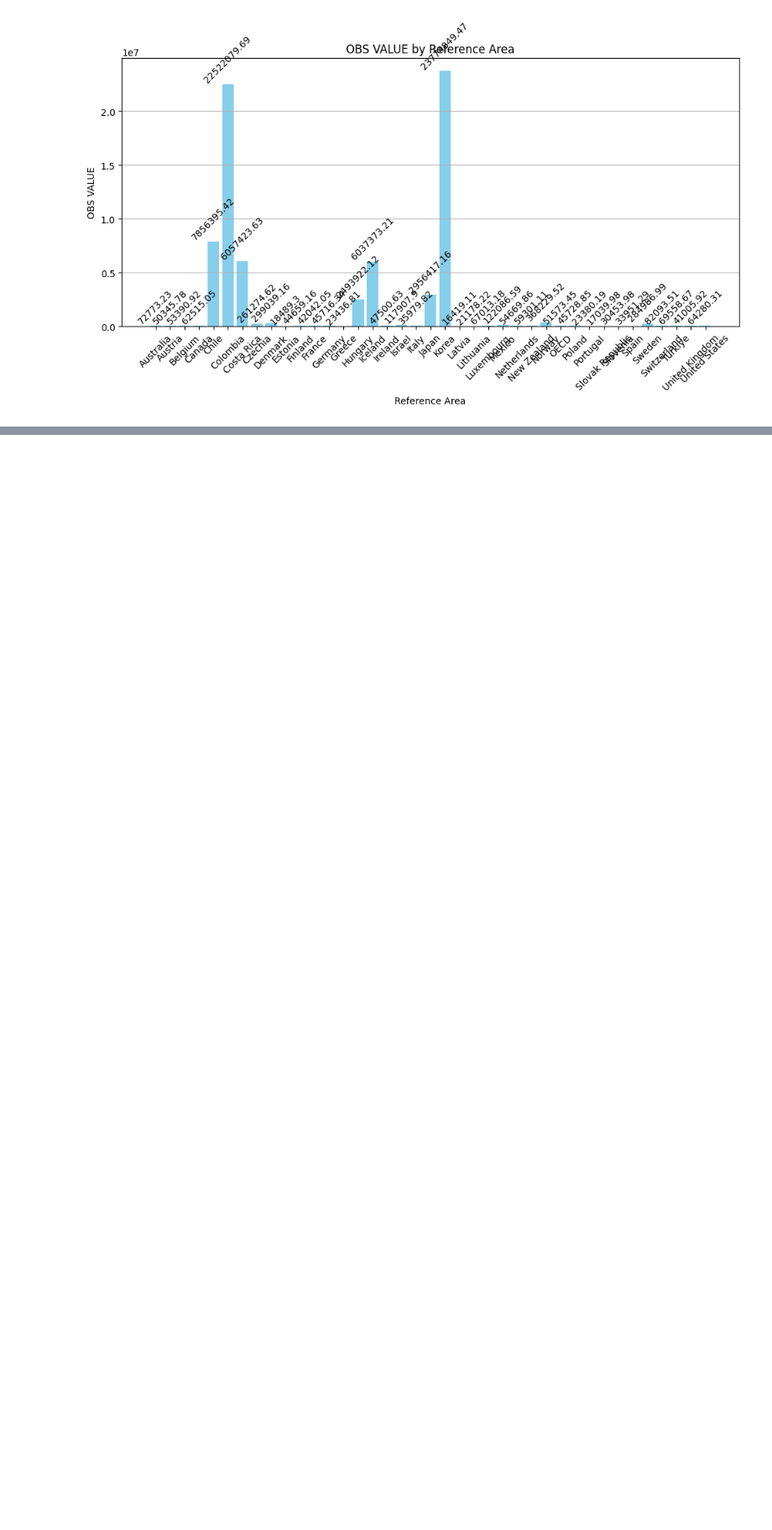
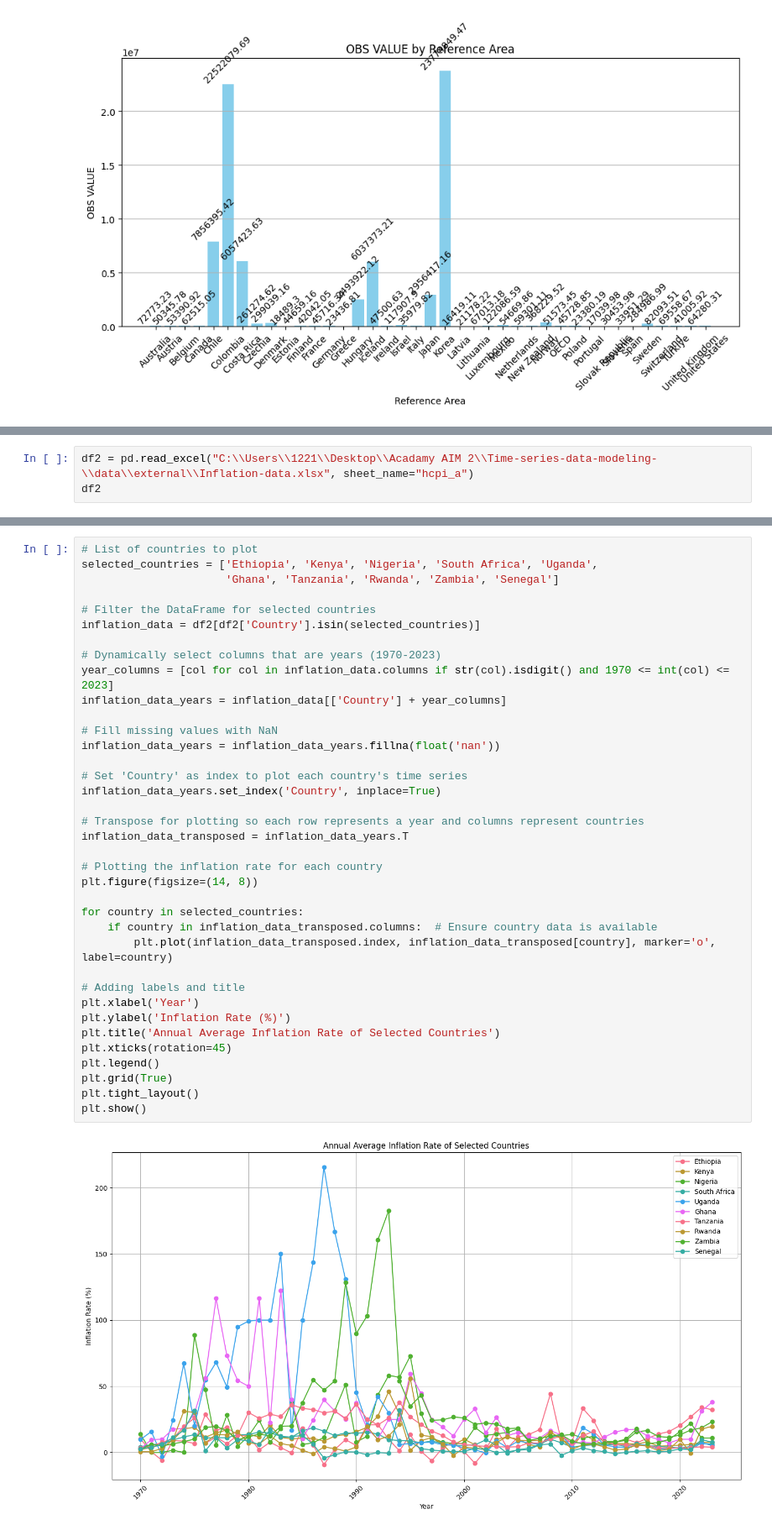
Before and after one commit to DegaregeN/Time-series-data-modeling-, a Jupyter notebook: notebooks/01-data-preprocessing.ipynb, the cells around one changed output, grey strips where cells are left out. Shown at 84% size. Saved outputs shown, nothing was run; the diff lists cells and outputs as text; blank space fills up the shorter version.

Commit message:
inflation data exploration

```diff
--- a/notebooks/01-data-preprocessing.ipynb
+++ b/notebooks/01-data-preprocessing.ipynb
@@ -237,0 +240,3 @@ plt.show()
+# %%
+df2 = pd.read_excel("C:\\Users\\1221\\Desktop\\Acadamy AIM 2\\Time-series-data-modeling-\\data\\external\\Inflation-data.xlsx", sheet_name="hcpi_a")
+df2
@@ -237,0 +259,39 @@ plt.show()
+# %%
+# List of countries to plot
+selected_countries = ['Ethiopia', 'Kenya', 'Nigeria', 'South Africa', 'Uganda',
+                      'Ghana', 'Tanzania', 'Rwanda', 'Zambia', 'Senegal']
+
+# Filter the DataFrame for selected countries
+inflation_data = df2[df2['Country'].isin(selected_countries)]
+
+# Dynamically select columns that are years (1970-2023)
+year_columns = [col for col in inflation_data.columns if str(col).isdigit() and 1970 <= int(col) <= 2023]
+inflation_data_years = inflation_data[['Country'] + year_columns]
+
+# Fill missing values with NaN
+inflation_data_years = inflation_data_years.fillna(float('nan'))
+
+# Set 'Country' as index to plot each country's time series
+inflation_data_years.set_index('Country', inplace=True)
+
+# Transpose for plotting so each row represents a year and columns represent countries
+inflation_data_transposed = inflation_data_years.T
+
+# Plotting the inflation rate for each country
+plt.figure(figsize=(14, 8))
+
+for country in selected_countries:
+    if country in inflation_data_transposed.columns:  # Ensure country data is available
+        plt.plot(inflation_data_transposed.index, inflation_data_transposed[country], marker='o', label=country)
+
+# Adding labels and title
+plt.xlabel('Year')
+plt.ylabel('Inflation Rate (%)')
+plt.title('Annual Average Inflation Rate of Selected Countries')
+plt.xticks(rotation=45)
+plt.legend()
+plt.grid(True)
+plt.tight_layout()
+plt.show()
+# %% [output]
+[figure, added]
```
Also changed, not shown: parts of 3 cells of this notebook.
